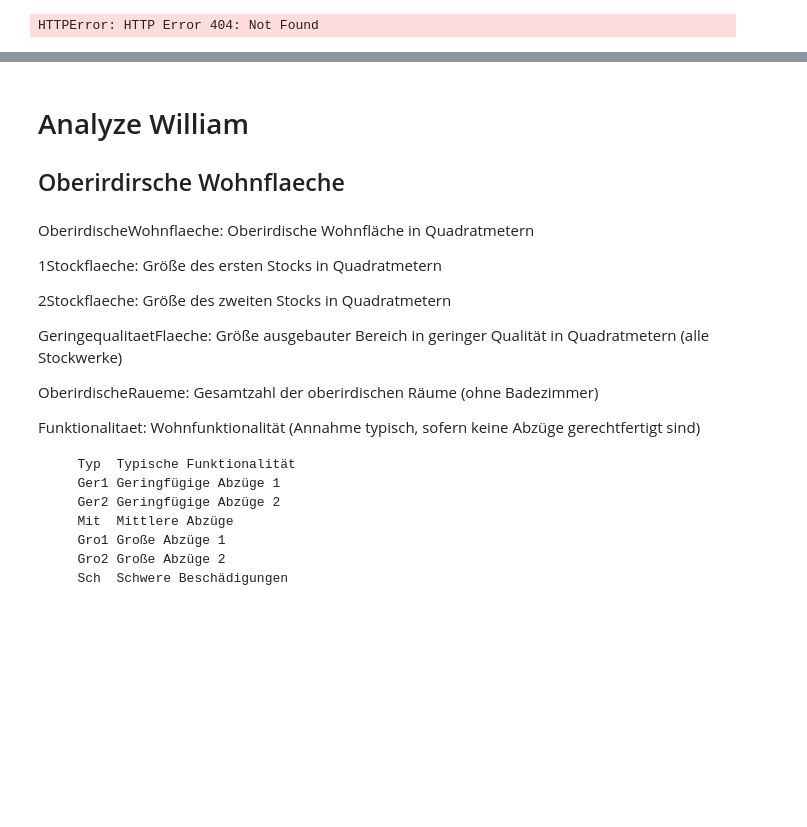
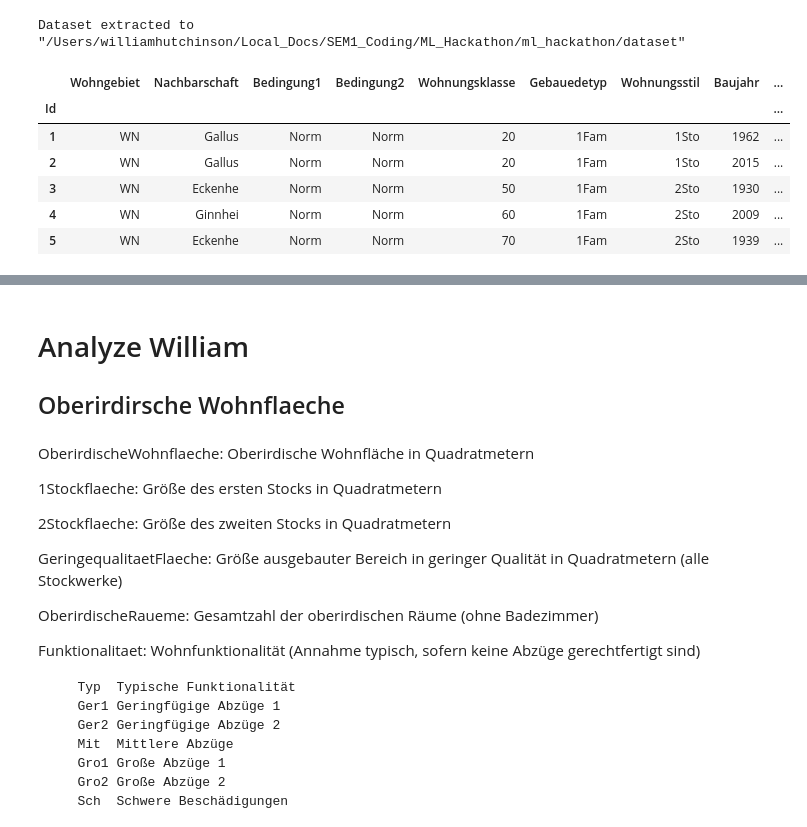
Before and after one commit to FlowBYRN/ml_hackathon, a Jupyter notebook: Analyze_William.ipynb, the cells around one changed output, grey strips where cells are left out. Cells and saved outputs as stored; diff of their text form; code cells hidden in the pictures; blank space fills up the shorter version.

Commit message:
Commit William

```diff
--- a/Analyze_William.ipynb
+++ b/Analyze_William.ipynb
@@ -3,21 +3,28 @@ unzip_path = "./dataset/"
 # %%
 from io import BytesIO
 from urllib.request import urlopen
 from zipfile import ZipFile
 import os
 import pandas as pd
 
-data_url = "https://dshare.mathematik.uni-marburg.de/index.php/s/GrPtczNmDZQcn9f/download/training_dataset.zip"
+# data_url = "https://dshare.mathematik.uni-marburg.de/index.php/s/GrPtczNmDZQcn9f/download/training_dataset.zip"
 
-with urlopen(data_url) as zipresp:
-    with ZipFile(BytesIO(zipresp.read())) as zfile:
-        zfile.extractall(unzip_path)
+# with urlopen(data_url) as zipresp:
+#     with ZipFile(BytesIO(zipresp.read())) as zfile:
+#         zfile.extractall(unzip_path)
 
 print('Dataset extracted to "{:s}"'.format(os.path.realpath(unzip_path)))
 df = pd.read_csv('dataset/train.csv', index_col='Id')
 df.head(5)
 # %% [output]
-HTTPError: HTTP Error 404: Not Found
+Dataset extracted to "/Users/williamhutchinson/Local_Docs/SEM1_Coding/ML_Hackathon/ml_hackathon/dataset"
+|  | Wohngebiet | Nachbarschaft | Bedingung1 | Bedingung2 | Wohnungsklasse | Gebauedetyp | Wohnungsstil | Baujahr | ... |
+| Id |  |  |  |  |  |  |  |  | ... |
+| 1 | WN | Gallus | Norm | Norm | 20 | 1Fam | 1Sto | 1962 | ... |
+| 2 | WN | Gallus | Norm | Norm | 20 | 1Fam | 1Sto | 2015 | ... |
+| 3 | WN | Eckenhe | Norm | Norm | 50 | 1Fam | 2Sto | 1930 | ... |
+| 4 | WN | Ginnhei | Norm | Norm | 60 | 1Fam | 2Sto | 2009 | ... |
+| 5 | WN | Eckenhe | Norm | Norm | 70 | 1Fam | 2Sto | 1939 | ... |
 # %%
 features = df.columns[:-1]
 features_20_1, features_20_2, features_20_3, features_19_4 = features[:20], features[20:40], features[40:60], features[60:]
```
Also changed, not shown: parts of 18 cells of this notebook.
